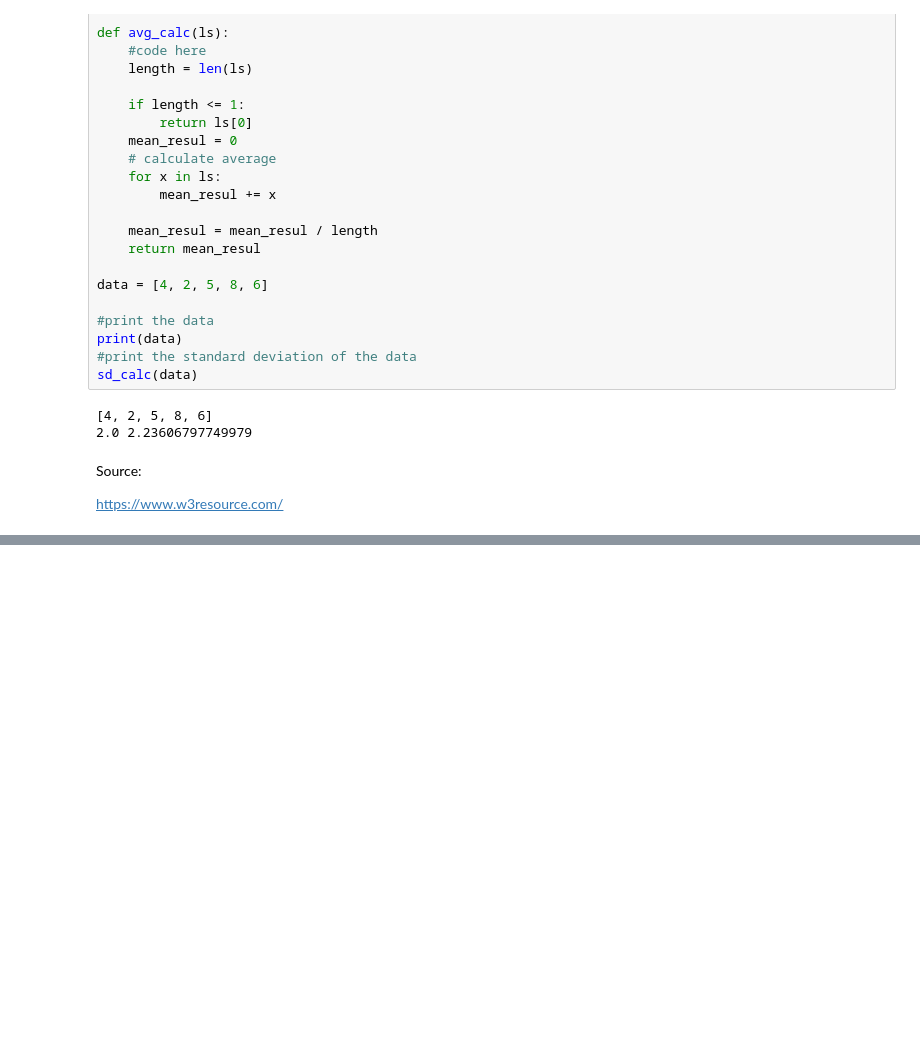
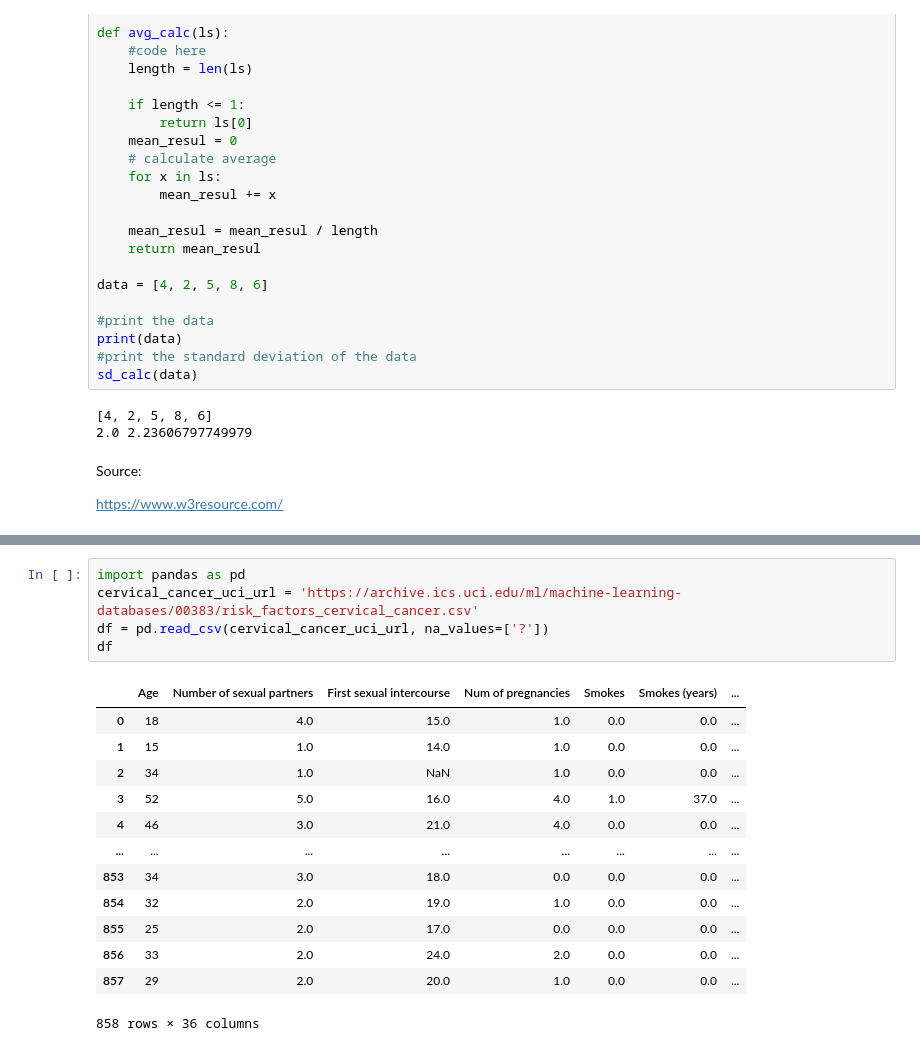
Before and after one commit to sepeca15/descriptive-statistics-exercises-project-with-python, a Jupyter notebook: notebook/problems.ipynb, the cells around one changed output, grey strips where cells are left out. Saved outputs shown, nothing was run; the diff lists cells and outputs as text; blank space fills up the shorter version.

```diff
--- a/notebook/problems.ipynb
+++ b/notebook/problems.ipynb
@@ -126,0 +169,19 @@ https://www.w3resource.com/
+# %%
+import pandas as pd
+cervical_cancer_uci_url = 'https://archive.ics.uci.edu/ml/machine-learning-databases/00383/risk_factors_cervical_cancer.csv'
+df = pd.read_csv(cervical_cancer_uci_url, na_values=['?'])
+df
+# %% [output]
+|  | Age | Number of sexual partners | First sexual intercourse | Num of pregnancies | Smokes | Smokes (years) | ... |
+| 0 | 18 | 4.0 | 15.0 | 1.0 | 0.0 | 0.0 | ... |
+| 1 | 15 | 1.0 | 14.0 | 1.0 | 0.0 | 0.0 | ... |
+| 2 | 34 | 1.0 | NaN | 1.0 | 0.0 | 0.0 | ... |
+| 3 | 52 | 5.0 | 16.0 | 4.0 | 1.0 | 37.0 | ... |
+| 4 | 46 | 3.0 | 21.0 | 4.0 | 0.0 | 0.0 | ... |
+| ... | ... | ... | ... | ... | ... | ... | ... |
+| 853 | 34 | 3.0 | 18.0 | 0.0 | 0.0 | 0.0 | ... |
+| 854 | 32 | 2.0 | 19.0 | 1.0 | 0.0 | 0.0 | ... |
+| 855 | 25 | 2.0 | 17.0 | 0.0 | 0.0 | 0.0 | ... |
+| 856 | 33 | 2.0 | 24.0 | 2.0 | 0.0 | 0.0 | ... |
+| 857 | 29 | 2.0 | 20.0 | 1.0 | 0.0 | 0.0 | ... |
+858 rows × 36 columns
```
Also changed, not shown: parts of 1 cell of this notebook.
